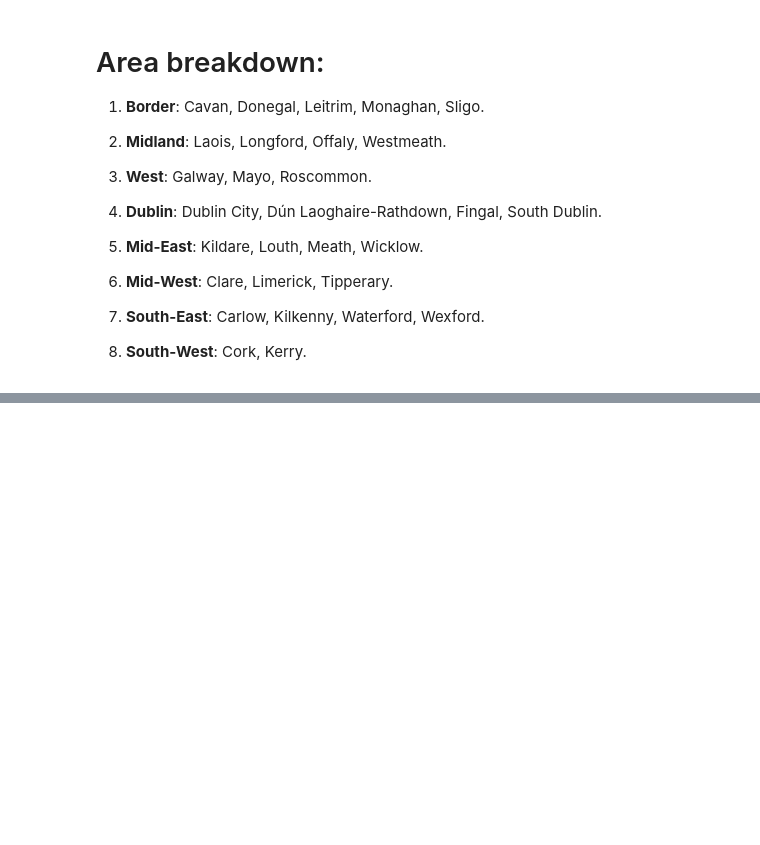
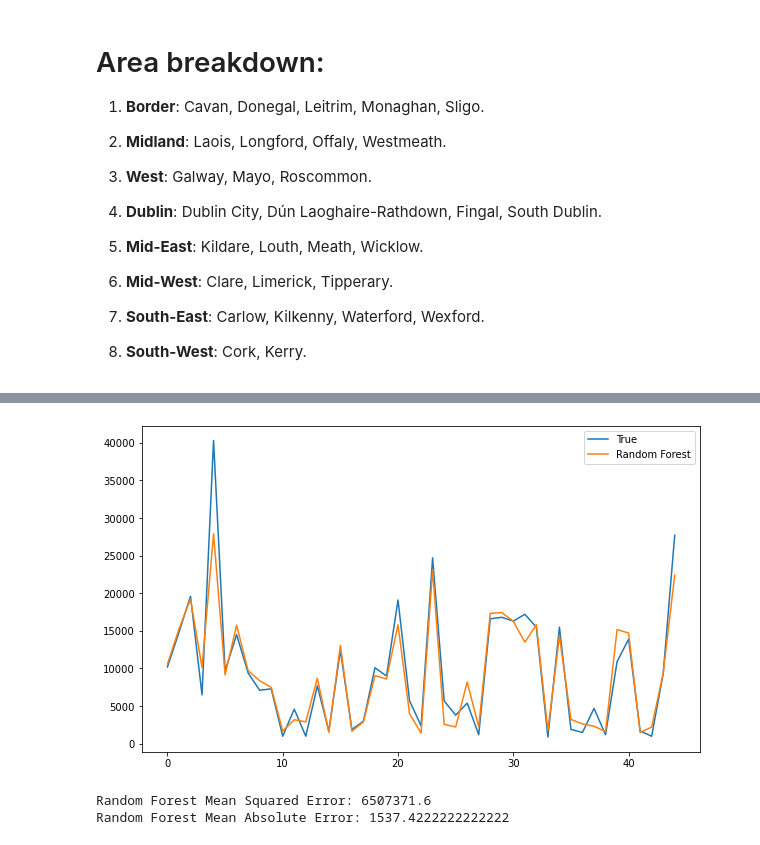
Before and after one commit to JoseRicoCct/CA1_Integrated_Assesment_MSc_Data_Analytics_CCT_Semester_1, a Jupyter notebook: CA1_Semester1.ipynb, the cells around one changed output, grey strips where cells are left out. Saved outputs shown, nothing was run; the diff lists cells and outputs as text; code cells hidden in the pictures; blank space fills up the shorter version.

```diff
--- a/CA1_Semester1.ipynb
+++ b/CA1_Semester1.ipynb
@@ -259,0 +542,13 @@ df2_Sum_Area_Year
+# %%
+# Loading the dataset:
+df3 = pd.read_csv('Datasets_data.cso.ie\\PEA19.20231004T131056.csv')
+# Dropping the 'STATISTIC Label' column it's irrelevant for the analysis
+df3_col_drop = ['STATISTIC Label','UNIT']
+df3.drop(df3_col_drop ,axis=1, inplace=True)
+# Renaming the columns
+df3 = df3.rename(columns={'Education Level': 'Education_Level','Inward or Outward Flow':'Inward_or_Outward_Flow'})
+# Dropping rows based on criteria
+df3 = df3[~((df3['Sex'] == 'Both sexes') | (df3['Inward_or_Outward_Flow'] == 'Net migration') | (df3['Education_Level'] == 'All persons'))]
+
+df3['VALUE'] = df3['VALUE'].apply(lambda x: x * 1000)
+df3
@@ -259,0 +569,47 @@ df2_Sum_Area_Year
+# %%
+import pandas as pd
+import matplotlib.pyplot as plt
+from sklearn.model_selection import train_test_split
+from sklearn.ensemble import RandomForestRegressor
+
+# Assuming your dataset is loaded in a DataFrame called df
+# Make sure to preprocess the categorical columns appropriately
+
+# Example preprocessing for categorical columns
+df3 = pd.get_dummies(df3, columns=['Sex', 'Education_Level', 'Inward_or_Outward_Flow'])
+
+# Define features and target variable
+X = df3.drop('VALUE', axis=1)
+y = df3['VALUE']
+
+# Split the data into training and testing sets
+X_train, X_test, y_train, y_test = train_test_split(X, y, test_size=0.2, random_state=42)
+
+# Fit a Random Forest regression model
+model = RandomForestRegressor()
+model.fit(X_train, y_train)
+
+# Plot the results
+plt.figure(figsize=(10, 6))
+plt.plot(y_test.values, label='True')
+plt.plot(model.predict(X_test), label='Random Forest')
+plt.legend()
+plt.show()
+# %% [output]
+[figure, added]
+# %%
+from sklearn.metrics import mean_squared_error, mean_absolute_error
+
+# Predict on the test set
+y_pred = model.predict(X_test)
+
+# Compute mean squared error
+mse = mean_squared_error(y_test, y_pred)
+print(f"Random Forest Mean Squared Error: {mse}")
+
+# Compute mean absolute error
+mae = mean_absolute_error(y_test, y_pred)
+print(f"Random Forest Mean Absolute Error: {mae}")
+# %% [output]
+Random Forest Mean Squared Error: 6507371.6
+Random Forest Mean Absolute Error: 1537.4222222222222
```
Also changed, not shown: parts of 56 cells of this notebook.
